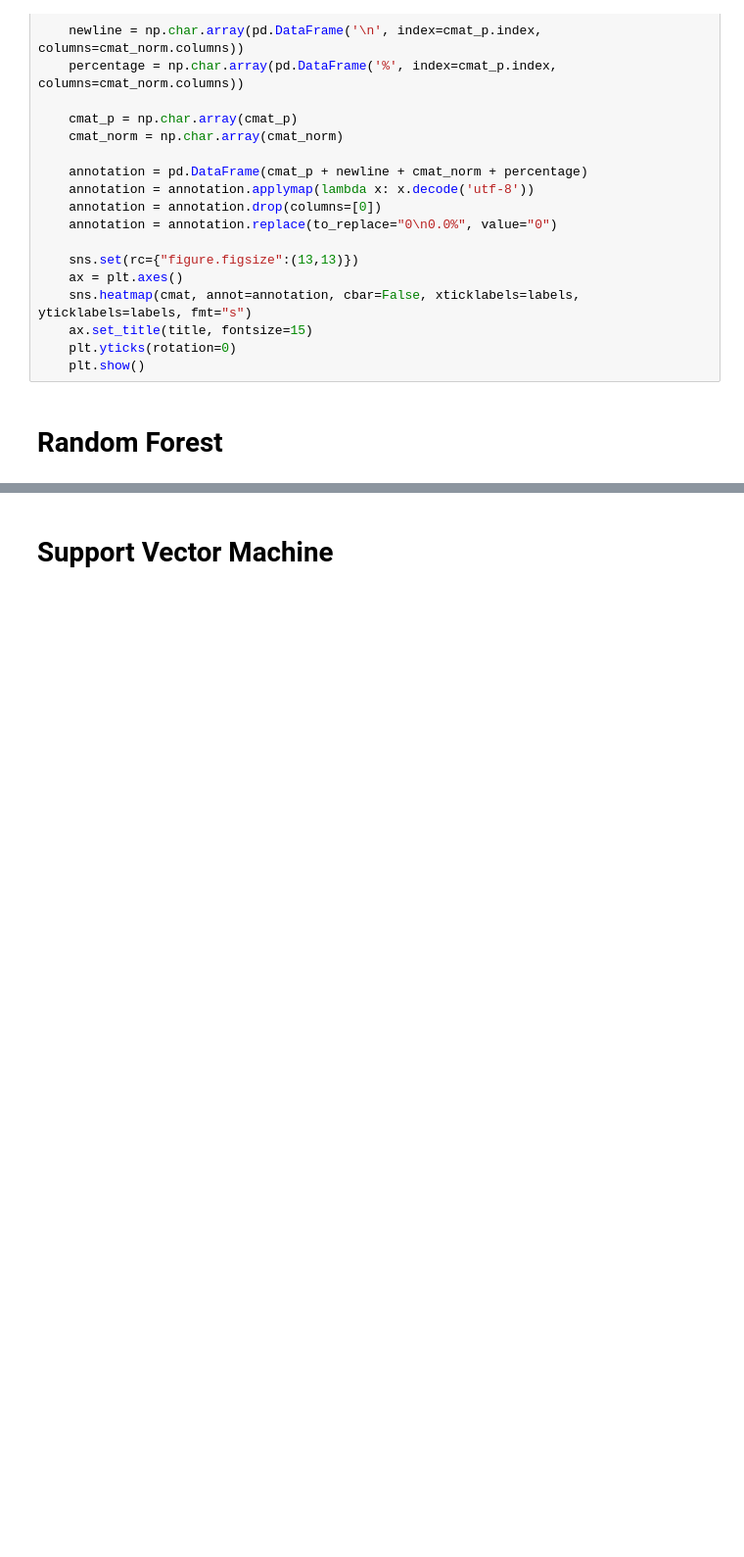
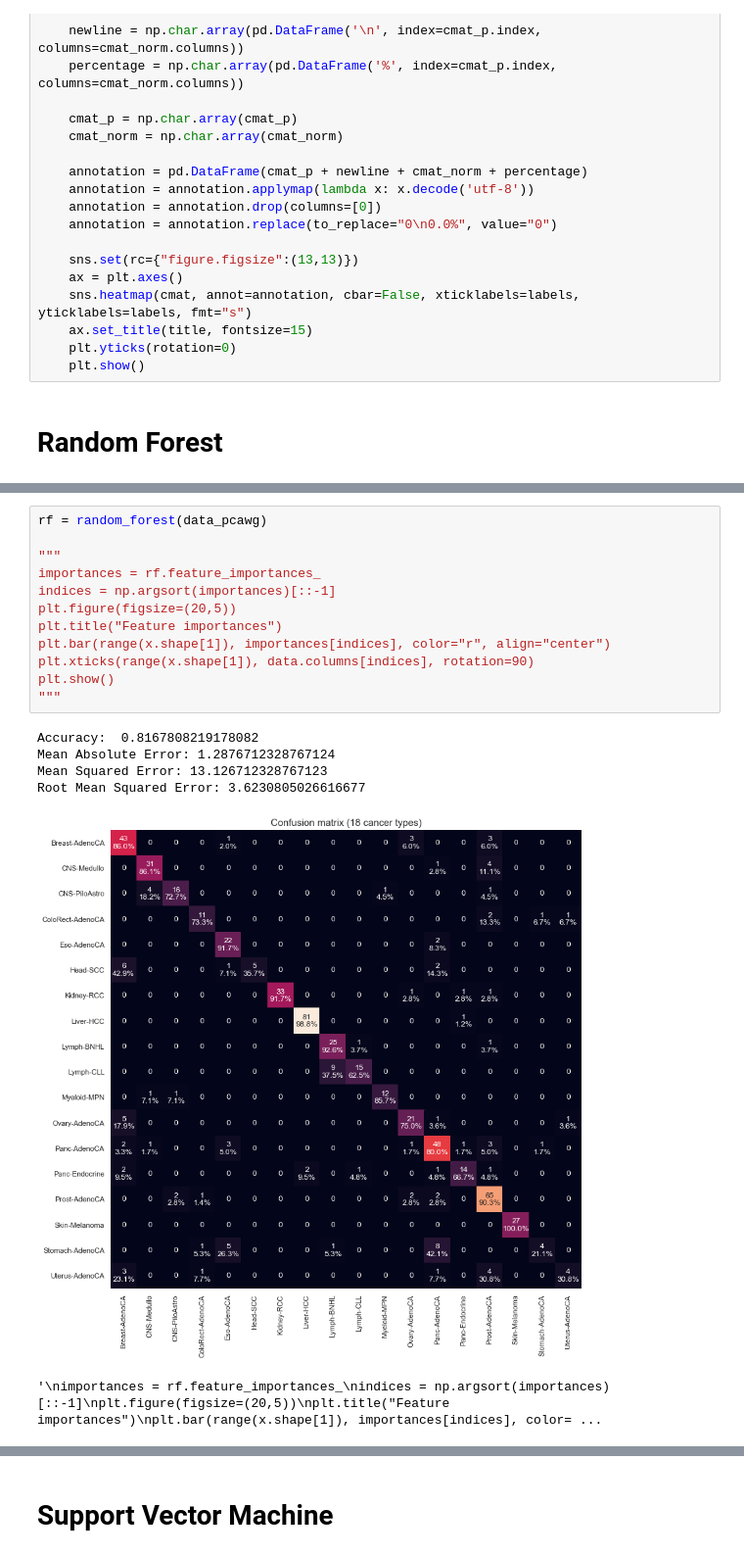
Before and after one commit to dovydask/MLMB-project, a Jupyter notebook: MachineLearning_inMolecularBiology2020_GroupProject.ipynb, the cells around one changed output, grey strips where cells are left out. Shown at 98% size. Drawn from its saved outputs; the diff is of its cells as text; blank space fills up the shorter version.

```diff
--- a/MachineLearning_inMolecularBiology2020_GroupProject.ipynb
+++ b/MachineLearning_inMolecularBiology2020_GroupProject.ipynb
@@ -291,0 +289,19 @@ Root Mean Squared Error: 4.08430004398735
+# %%
+rf = random_forest(data_pcawg)
+
+"""
+importances = rf.feature_importances_
+indices = np.argsort(importances)[::-1]
+plt.figure(figsize=(20,5))
+plt.title("Feature importances")
+plt.bar(range(x.shape[1]), importances[indices], color="r", align="center")
+plt.xticks(range(x.shape[1]), data.columns[indices], rotation=90)
+plt.show()
+"""
+# %% [output]
+Accuracy:  0.8167808219178082
+Mean Absolute Error: 1.2876712328767124
+Mean Squared Error: 13.126712328767123
+Root Mean Squared Error: 3.6230805026616677
+[figure, added]
+'\nimportances = rf.feature_importances_\nindices = np.argsort(importances)[::-1]\nplt.figure(figsize=(20,5))\nplt.title("Feature importances")\nplt.bar(range(x.shape[1]), importances[indices], color= ...
```
Also changed, not shown: parts of 9 cells of this notebook.
